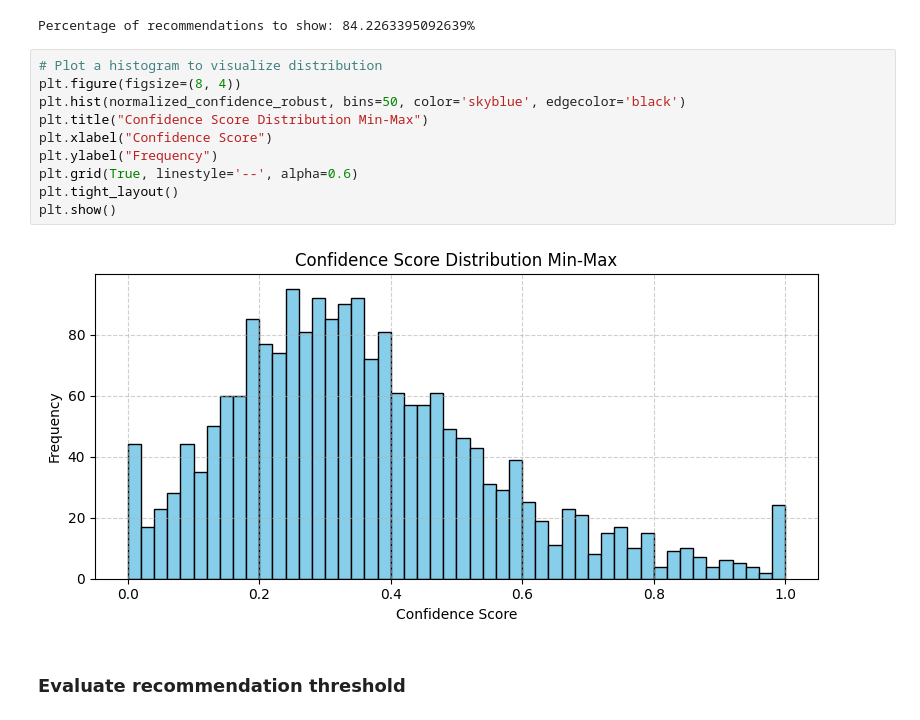
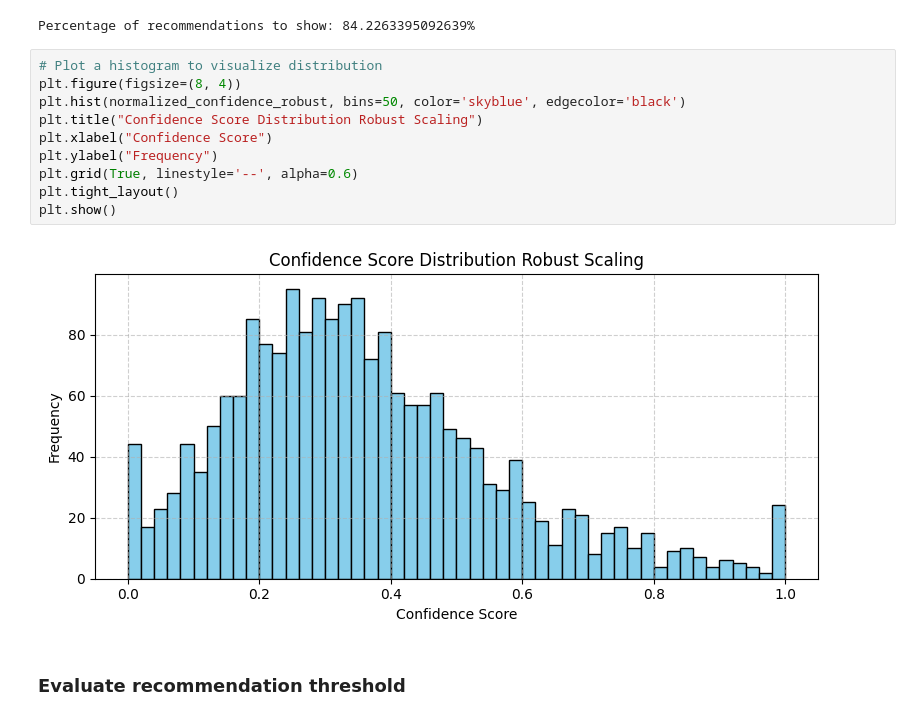
Before and after one commit to Yunus77-tue/ass1, a Jupyter notebook: assignment_1_final.ipynb, the cells around one changed output. Saved outputs shown, nothing was run; the diff lists cells and outputs as text.

Commit message:
changed plot

```diff
--- a/assignment_1_final.ipynb
+++ b/assignment_1_final.ipynb
@@ -933,15 +933,15 @@ Percentage of recommendations to show: 84.2263395092639%
 # %%
 # Plot a histogram to visualize distribution
 plt.figure(figsize=(8, 4))
 plt.hist(normalized_confidence_robust, bins=50, color='skyblue', edgecolor='black')
-plt.title("Confidence Score Distribution Min-Max")
+plt.title("Confidence Score Distribution Robust Scaling")
 plt.xlabel("Confidence Score")
 plt.ylabel("Frequency")
 plt.grid(True, linestyle='--', alpha=0.6)
 plt.tight_layout()
 plt.show()
 # %% [output]
-[figure, old version]
+[figure, new version]
 # %% [markdown]
 ### Evaluate recommendation threshold
 # %%
```
